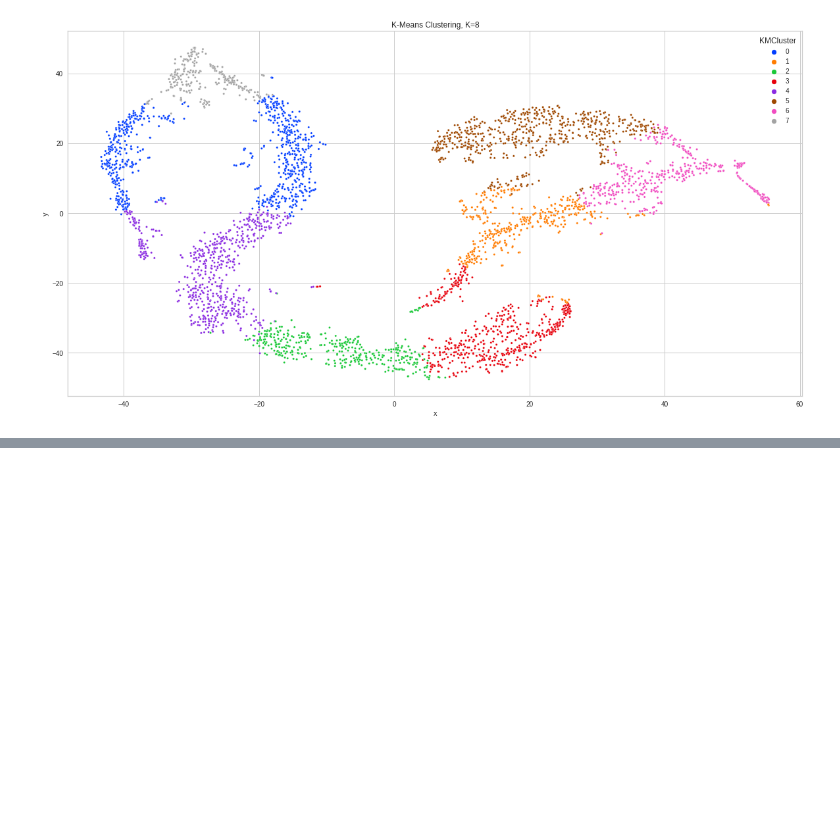
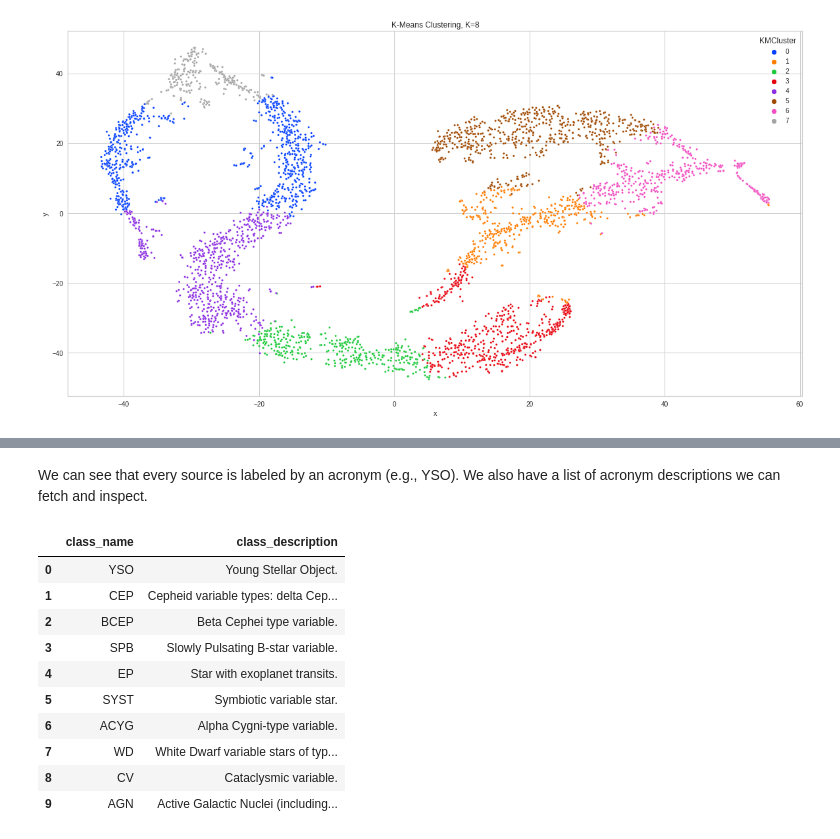
Before and after one commit to jt-ut/GaiaREU, a Jupyter notebook: GaiaREU-ML_v1.ipynb, the cells around one changed output, grey strips where cells are left out. Drawn from its saved outputs; the diff is of its cells as text; code cells hidden in the pictures; blank space fills up the shorter version.

```diff
--- a/GaiaREU-ML_v1.ipynb
+++ b/GaiaREU-ML_v1.ipynb
@@ -438,0 +473,18 @@ sns.scatterplot(x='x', y='y', hue='KMCluster', data = X_best, s=10, palette="bri
+# %% [markdown]
+We can see that every source is labeled by an acronym (e.g., YSO). We also have a list of acronym descriptions we can fetch and inspect.
+# %%
+## Download class descriptions
+class_desc = pd.read_csv('https://raw.githubusercontent.com/jt-ut/GaiaREU/main/GaiaREU_class-description.csv', header=0)
+class_desc
+# %% [output]
+|  | class_name | class_description |
+| 0 | YSO | Young Stellar Object. |
+| 1 | CEP | Cepheid variable types: delta Cep... |
+| 2 | BCEP | Beta Cephei type variable. |
+| 3 | SPB | Slowly Pulsating B-star variable. |
+| 4 | EP | Star with exoplanet transits. |
+| 5 | SYST | Symbiotic variable star. |
+| 6 | ACYG | Alpha Cygni-type variable. |
+| 7 | WD | White Dwarf variable stars of typ... |
+| 8 | CV | Cataclysmic variable. |
+| 9 | AGN | Active Galactic Nuclei (including... |
```
Also changed, not shown: parts of 5 cells of this notebook.
